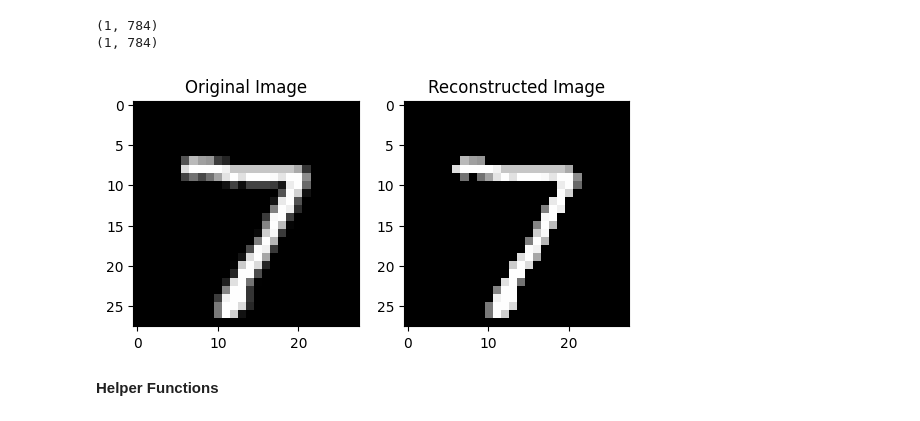
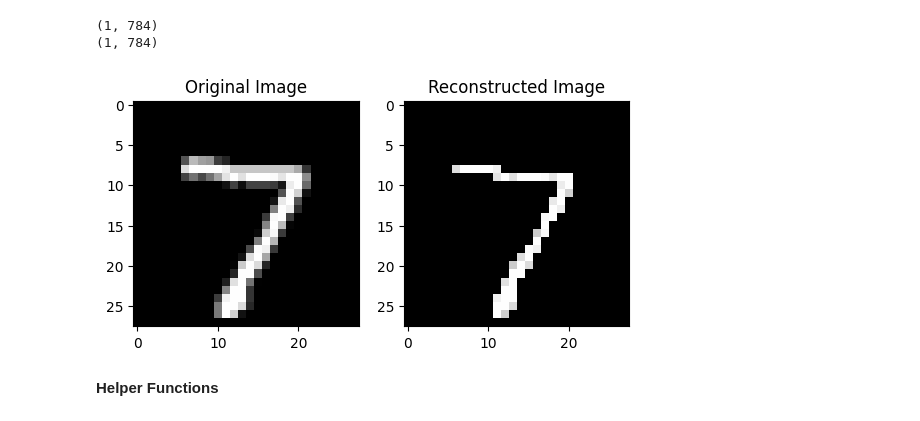
Before and after one commit to josephine-king/EE4740_ImageCompression, a Jupyter notebook: image_compression.ipynb, the cells around one changed output. Saved outputs shown, nothing was run; the diff lists cells and outputs as text; code cells hidden in the pictures.

```diff
--- a/image_compression.ipynb
+++ b/image_compression.ipynb
@@ -81,22 +81,22 @@ def plot_meas_matrix(meas_matrix):
 # %%
 # Testing out data pre-processing functions
 
 data = import_mnist_data(1)
 print(data.shape)
 
-sparse_data = sparsify_data(data, 100) #anything below 100 is = zero
+sparse_data = sparsify_data(data, 200) #anything below 100 is = zero
 print(sparse_data.shape)
 
 plot_est_images(data, sparse_data)
 
 meas_matrix = make_meas_matrix(200,784)
 # plot_meas_matrix(meas_matrix[0:24,0:24])
 
 measurement = get_measurements(sparse_data, meas_matrix)
 # %% [output]
 (1, 784)
 (1, 784)
-[figure, old version]
+[figure, new version]
 # %% [markdown]
 **Helper Functions**
 # %%
```
Also changed, not shown: parts of 4 cells of this notebook.
